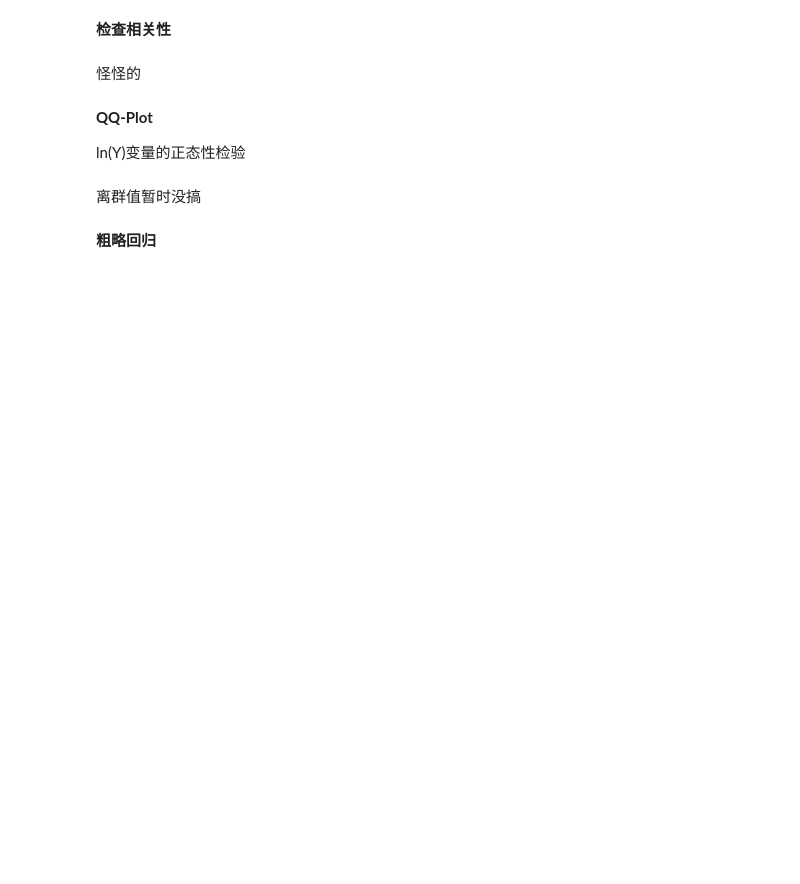
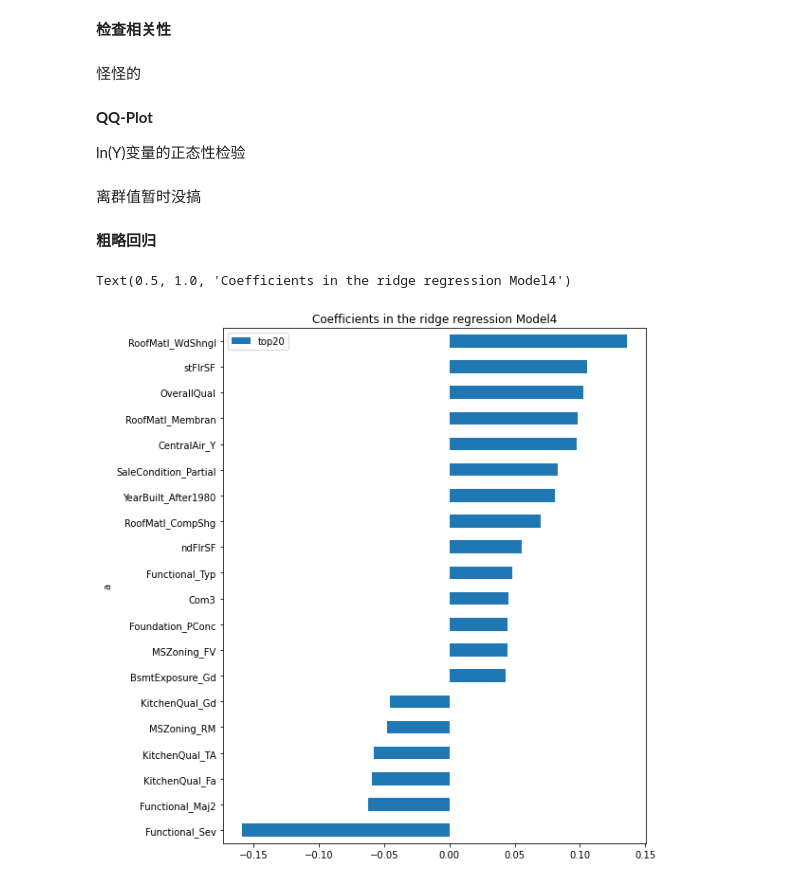
Before and after one commit to eurus-ling/housing_price, a Jupyter notebook: linear-regression-project.ipynb, the cells around one changed output. Cells and saved outputs as stored; diff of their text form; code cells hidden in the pictures; blank space fills up the shorter version.

Commit message:
Kaggle Notebook | linear-regression-project | Version 7

```diff
--- a/linear-regression-project.ipynb
+++ b/linear-regression-project.ipynb
@@ -435,0 +558,3 @@ a = stepwise_selection(x_train, y_train,initial_list=[])
+# %%
+wls = pd.read_csv('/kaggle/input/top20/wls_model2_coef.csv')
+ridge = pd.read_csv('/kaggle/input/top20/ridge_reg_model3_coef.csv')
@@ -435,0 +564,12 @@ a = stepwise_selection(x_train, y_train,initial_list=[])
+# %%
+ridge.columns=['a','top20']
+ridge.set_index('a',inplace=True)
+# %%
+imp_coef = ridge.sort_values(by='top20')
+# %%
+matplotlib.rcParams['figure.figsize'] = (8.0, 10.0)
+imp_coef.plot(kind = "barh")
+plt.title("Coefficients in the ridge regression Model4")
+# %% [output]
+Text(0.5, 1.0, 'Coefficients in the ridge regression Model4')
+[figure, added]
```
Also changed, not shown: parts of 16 cells of this notebook.
